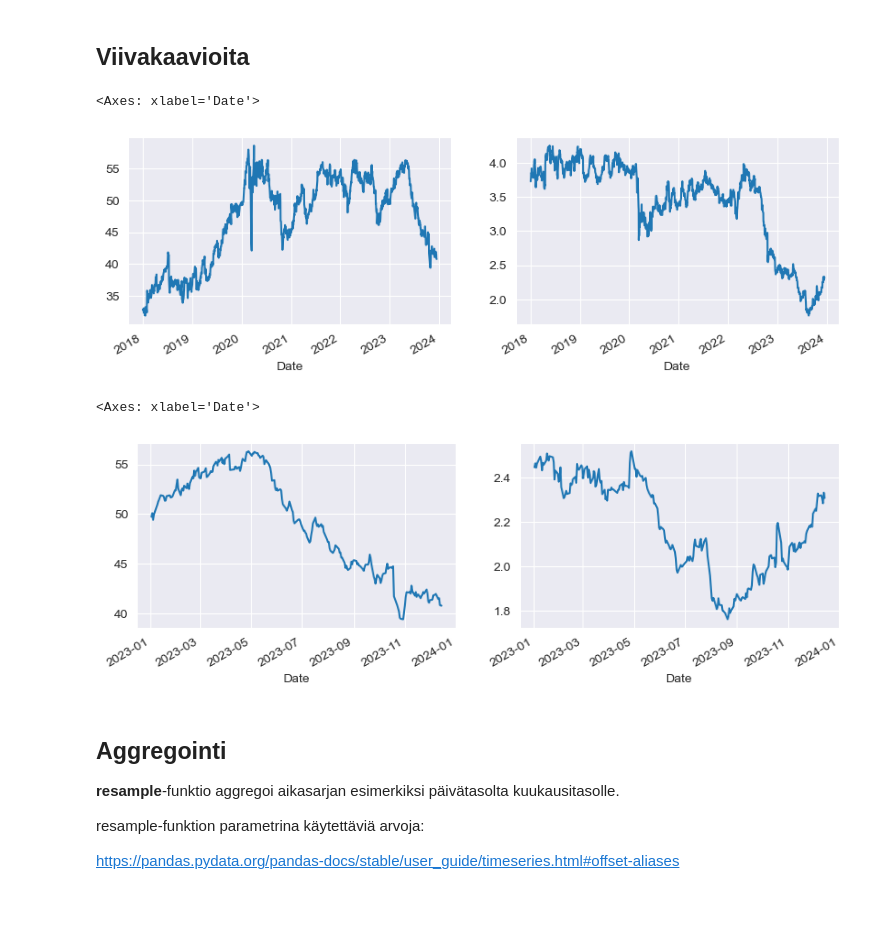
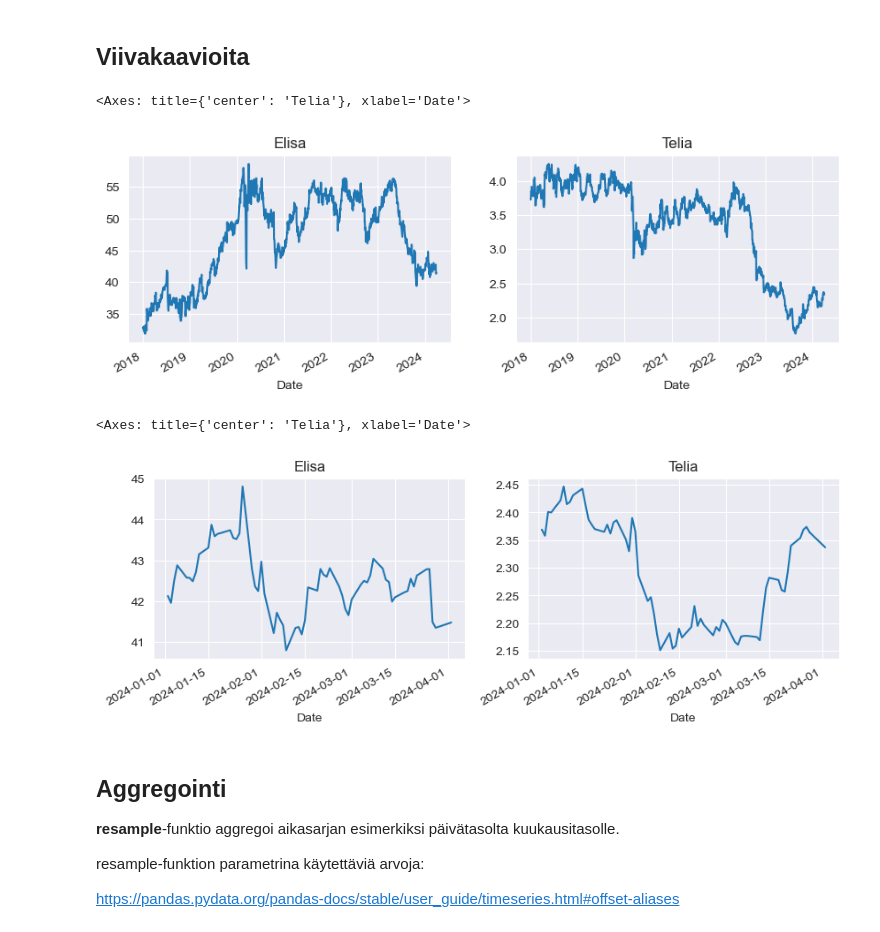
Before and after one commit to taanila/aikasarjat, a Jupyter notebook: aikasarjat.ipynb, the cells around one changed output. Saved outputs shown, nothing was run; the diff lists cells and outputs as text; code cells hidden in the pictures; blank space fills up the shorter version.

```diff
--- a/aikasarjat.ipynb
+++ b/aikasarjat.ipynb
@@ -68,21 +68,21 @@ telia
 # %% [markdown]
 ## Viivakaavioita
 # %%
-# Kehitys koko aikavälillä
+# Osakkeen hinnan kehitys koko aikavälillä
 fig, axs = plt.subplots(nrows=1, ncols=2, figsize=(10, 3))
-elisa['Close'].plot(ax=axs[0])
-telia['Close'].plot(ax=axs[1])
+elisa['Close'].plot(ax=axs[0], title='Elisa')
+telia['Close'].plot(ax=axs[1], title='Telia')
 # %% [output]
-<Axes: xlabel='Date'>
+<Axes: title={'center': 'Telia'}, xlabel='Date'>
-[figure, old version]
+[figure, new version]
 # %%
-# Kehitys kuluvana vuonna
+# Kehitys vuoden 2024 alusta
 fig, axs = plt.subplots(nrows=1, ncols=2, figsize=(10, 3))
-elisa['Close']['2023':].plot(ax=axs[0])
-telia['Close']['2023':].plot(ax=axs[1])
+elisa['Close']['2024':].plot(ax=axs[0], title='Elisa')
+telia['Close']['2024':].plot(ax=axs[1], title='Telia')
 # %% [output]
-<Axes: xlabel='Date'>
+<Axes: title={'center': 'Telia'}, xlabel='Date'>
-[figure, old version]
+[figure, new version]
 # %% [markdown]
 ## Aggregointi
 
```
Also changed, not shown: parts of 32 cells of this notebook.
